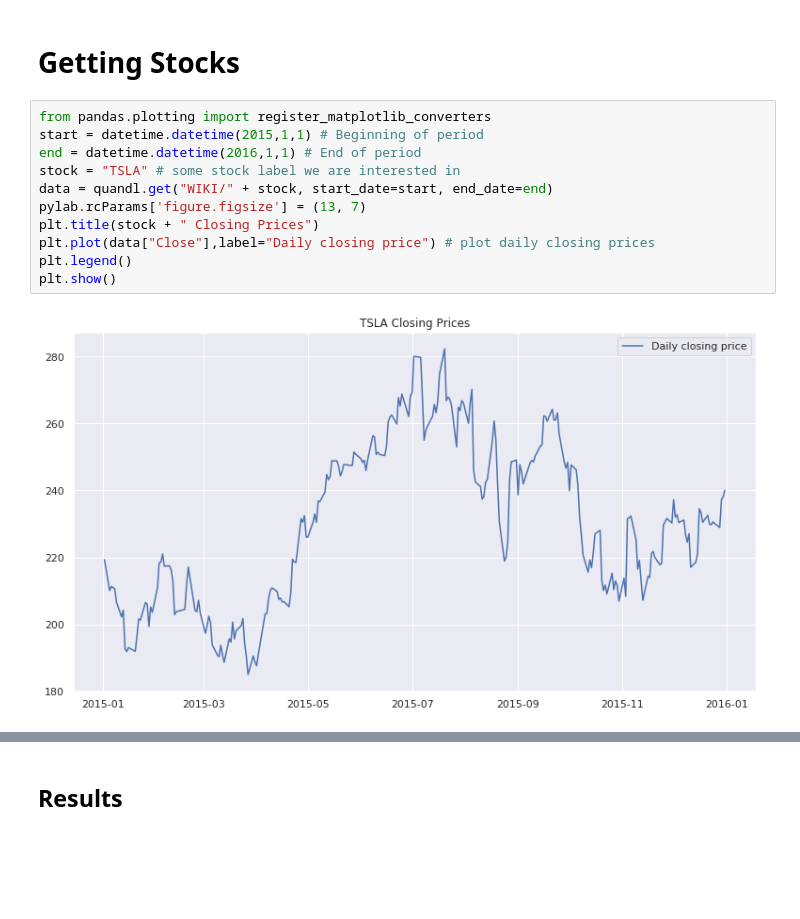
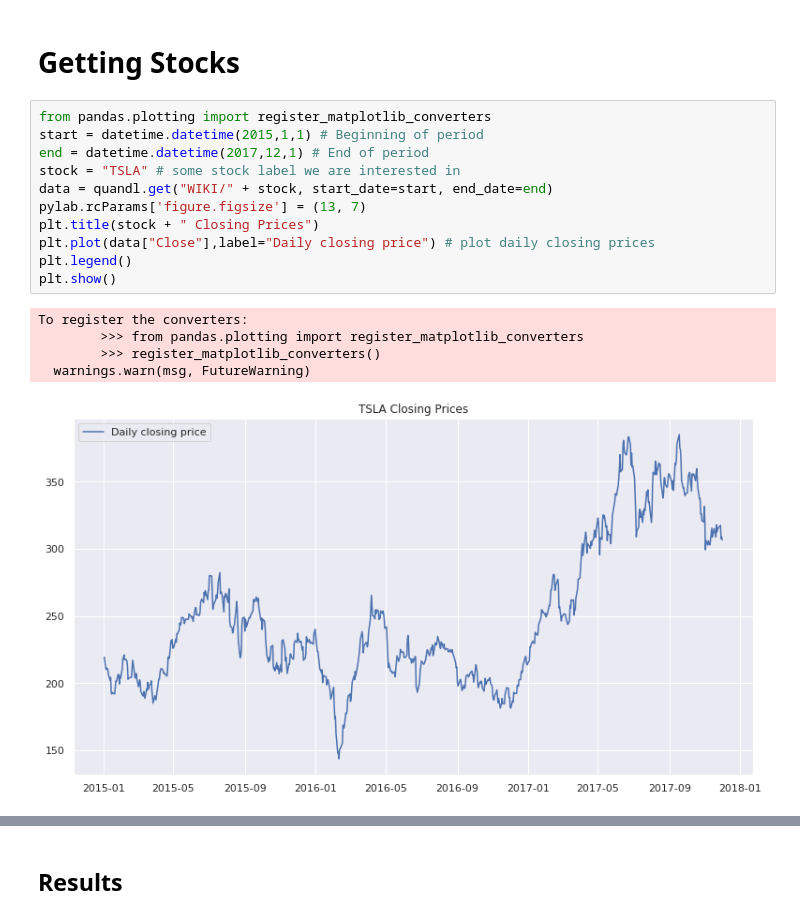
Before and after one commit to erdosbootcamp2019/Project, a Jupyter notebook: Predictions/predictStock.ipynb, the cells around one changed output, grey strips where cells are left out. Cells and saved outputs as stored; diff of their text form; blank space fills up the shorter version.

```diff
--- a/Predictions/predictStock.ipynb
+++ b/Predictions/predictStock.ipynb
@@ -18,13 +18,17 @@ import preprocessor as p
 # %%
 from pandas.plotting import register_matplotlib_converters
 start = datetime.datetime(2015,1,1) # Beginning of period
-end = datetime.datetime(2016,1,1) # End of period
+end = datetime.datetime(2017,12,1) # End of period
 stock = "TSLA" # some stock label we are interested in
 data = quandl.get("WIKI/" + stock, start_date=start, end_date=end)
 pylab.rcParams['figure.figsize'] = (13, 7)
 plt.title(stock + " Closing Prices")
 plt.plot(data["Close"],label="Daily closing price") # plot daily closing prices
 plt.legend()
 plt.show()
 # %% [output]
+To register the converters:
+        >>> from pandas.plotting import register_matplotlib_converters
+        >>> register_matplotlib_converters()
+  warnings.warn(msg, FutureWarning)
-[figure, old version]
+[figure, new version]
```
Also changed, not shown: parts of 13 cells of this notebook.
